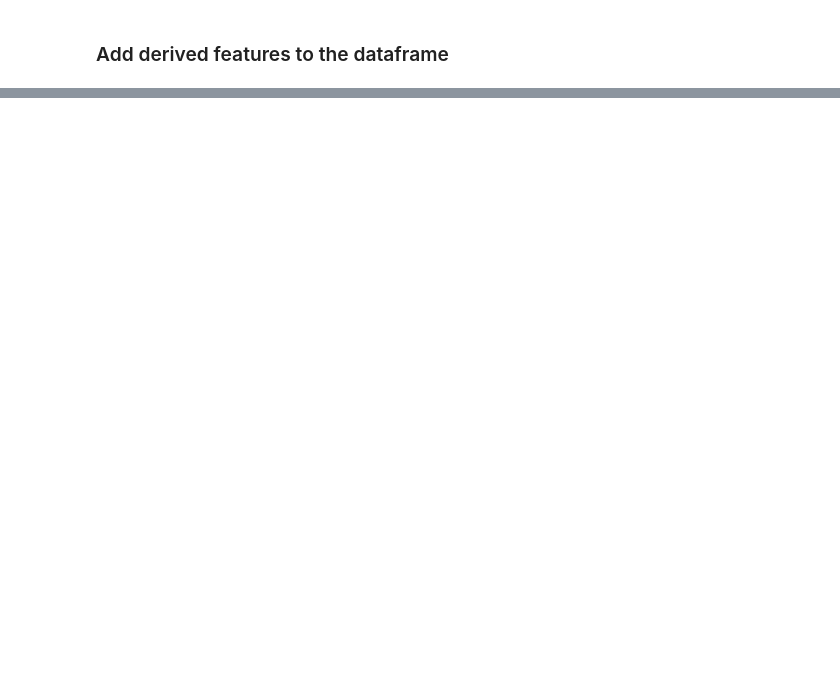
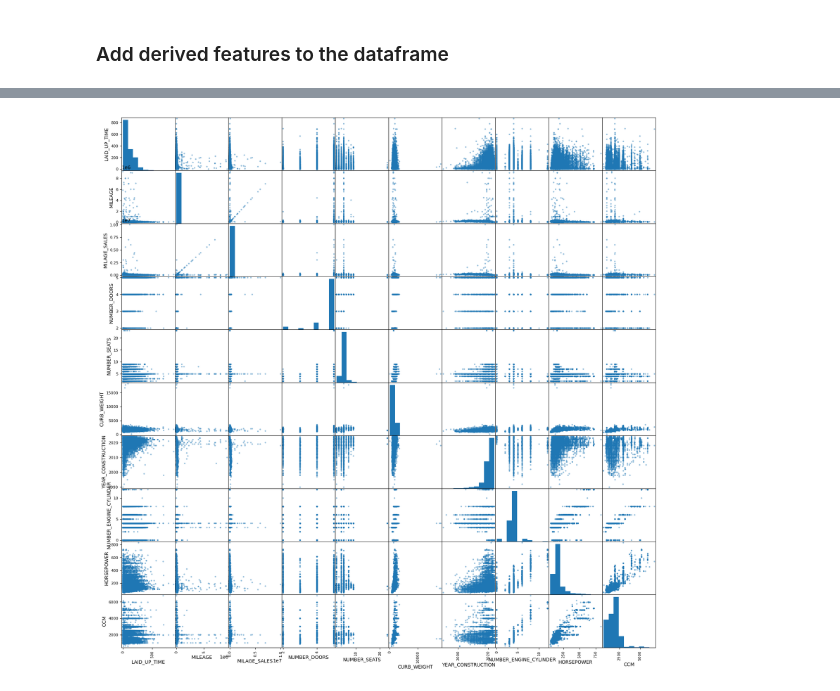
Before and after one commit to TurboThommy/ml4ds-end-to-end-project, a Jupyter notebook: BIP_ML4DS_winter_term_24_25.ipynb, the cells around one changed output, grey strips where cells are left out. Saved outputs shown, nothing was run; the diff lists cells and outputs as text; code cells hidden in the pictures; blank space fills up the shorter version.

Commit message:
experiments on how to treat nan values

```diff
--- a/BIP_ML4DS_winter_term_24_25.ipynb
+++ b/BIP_ML4DS_winter_term_24_25.ipynb
@@ -457,3 +435,0 @@ training_data_prepared_df.isna().sum(axis=1).hist()
-# %%
-training_data_prepared_df["COMPANY"] = training_data_prepared_df["COMPANY"].fillna(-1)
-# ToDo
@@ -461,0 +436,5 @@ training_data_prepared_df.info()
+# %%
+print(len(training_data_prepared_df))
+training_data_prepared_df.dropna(thresh=24, inplace=True)
+print(len(training_data_prepared_df))
+print(training_data_prepared_df.isna().sum())
@@ -464,3 +513,5 @@ training_data_prepared_df.info()
 # %%
 # OFFICE_MAIN_BRAND = MANUFACTURER_SHORT
 # MILEAGE - MILAGE_SALES (PURCHASE_MILAGE) (MILAGE_SALE)
+milage_diff = training_data_fully_cleared_df["MILAGE_SALES"] - training_data_fully_cleared_df["MILEAGE"]
+training_data_fully_cleared_df["MILEAGE_DIFF"] = milage_diff
@@ -466,0 +539,19 @@ training_data_prepared_df.info()
+# %%
+attributes = [
+    "LAID_UP_TIME",
+    "MILEAGE",
+    "MILAGE_SALES",
+    "NUMBER_DOORS",
+    "NUMBER_SEATS",
+    "CURB_WEIGHT",
+    "YEAR_CONSTRUCTION",
+    "NUMBER_ENGINE_CYLINDER",
+    "HORSEPOWER",
+    "CCM"
+]
+scatter_matrix(training_data_fully_cleared_df[attributes], figsize=[20, 20])
+plt.show()
+
+# ToDo: Try boxplots for different categorical values
+# %% [output]
+[figure, added]
```
Also changed, not shown: parts of 11 cells of this notebook.
